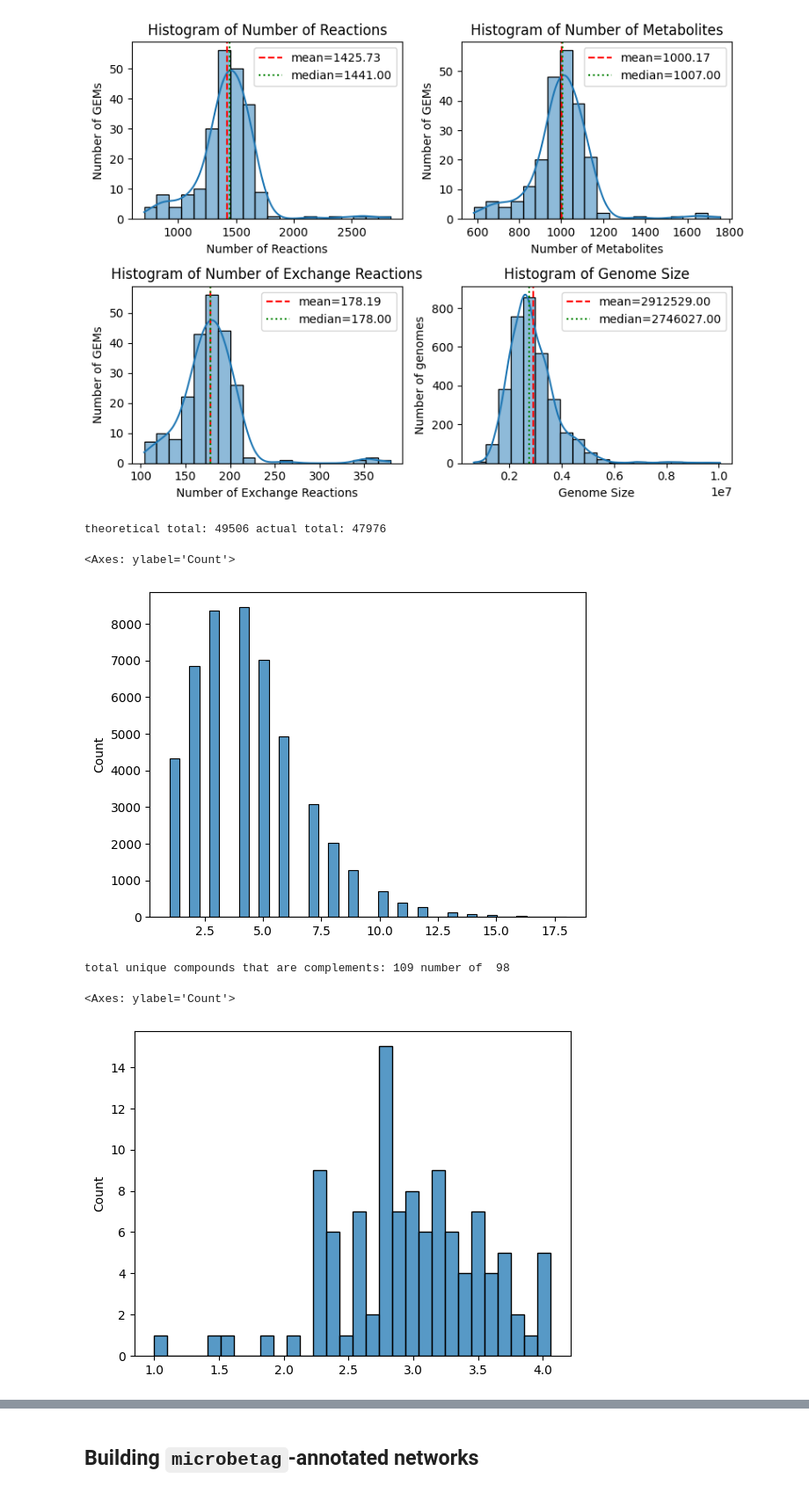
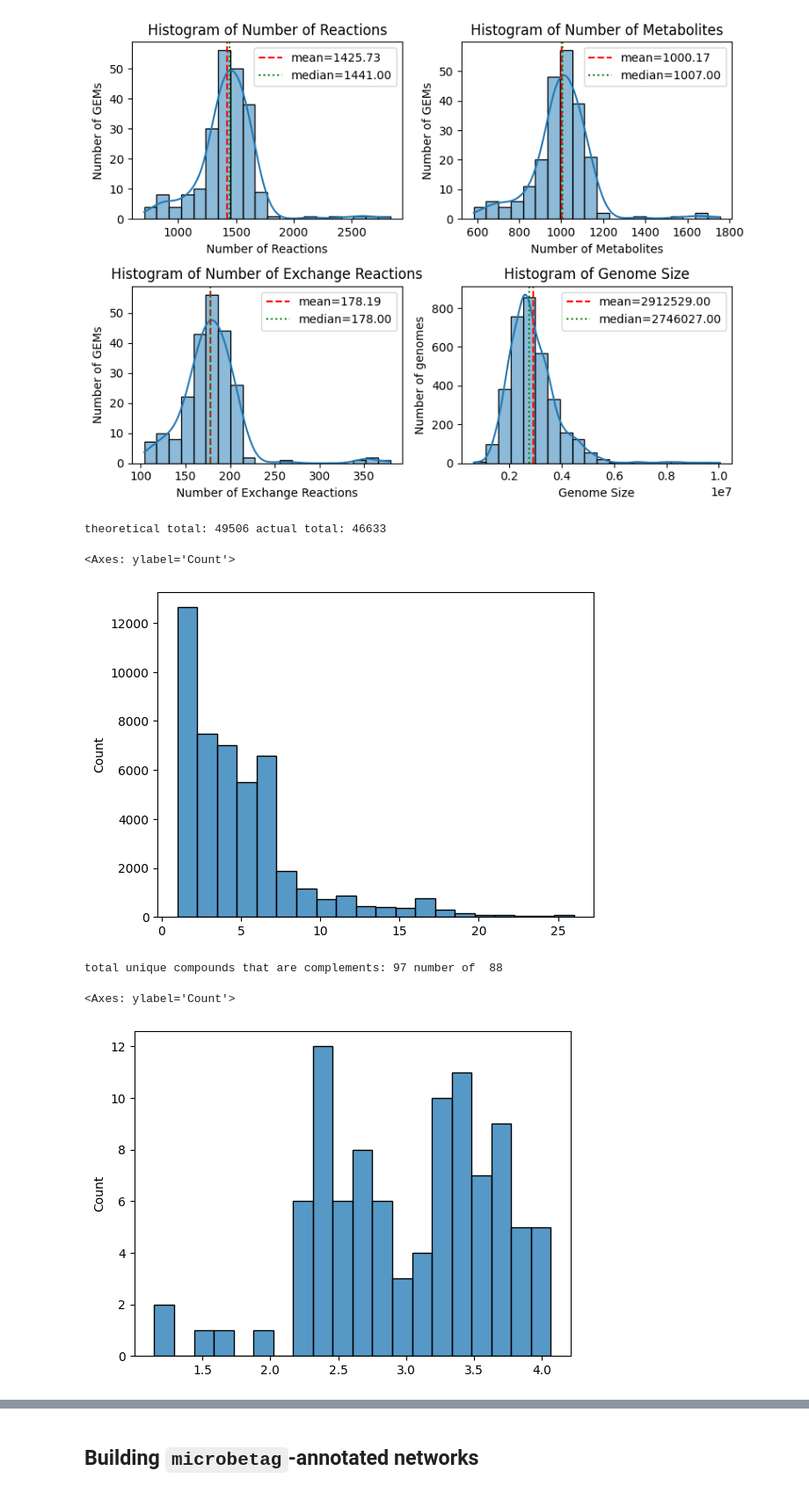
Before and after one commit to hariszaf/AMAC005_chicken_salmonella, a Jupyter notebook: microbetag_analysis/mtg_analysis.ipynb, the cells around one changed output, grey strips where cells are left out. Shown at 88% size. Cells and saved outputs as stored; diff of their text form; code cells hidden in the pictures.

```diff
--- a/microbetag_analysis/mtg_analysis.ipynb
+++ b/microbetag_analysis/mtg_analysis.ipynb
@@ -115,7 +116,7 @@ plt.show()
 # %% [output]
 [figure]
 # %%
-with open("mgg_prec/seeds_complementarity/seed_complements.pckl", "rb") as f:
+with open("mgg_prec/seeds_complementarity/seed_complements.pkl", "rb") as f:
     seeds_df = pickle.load(f)
 # %%
 print(
@@ -123,25 +124,27 @@ print(
     "actual total:", seeds_df.applymap(lambda x: isinstance(x, list) and len(x) > 0).sum().sum()
 )
 # %% [output]
-theoretical total: 49506 actual total: 47976
+theoretical total: 49506 actual total: 46633
 # %%
 counter = 0
 number_of_complements = []
 times_a_compound_is_a_complement = {}
 for i in range(seeds_df.shape[0]):
     for j in range(seeds_df.shape[1]):
-        if len(seeds_df.iat[i, j]) > 0:
-            number_of_complements.append(len(seeds_df.iat[i, j]))
+        if seeds_df.index[i] != seeds_df.columns[j]:
 
-            for compound in seeds_df.iat[i, j]:
-                if compound not in times_a_compound_is_a_complement:
-                    times_a_compound_is_a_complement[compound] = 0
-                times_a_compound_is_a_complement[compound] += 1
+            if len(seeds_df.iat[i, j]) > 0:
+                number_of_complements.append(len(seeds_df.iat[i, j]))
+
+                for compound in seeds_df.iat[i, j]:
+                    if compound not in times_a_compound_is_a_complement:
+                        times_a_compound_is_a_complement[compound] = 0
+                    times_a_compound_is_a_complement[compound] += 1
 # %%
-sns.histplot(number_of_complements, bins=40)
+sns.histplot(number_of_complements, bins=20)
 # %% [output]
 <Axes: ylabel='Count'>
-[figure, old version]
+[figure, new version]
 # %%
 print(
     "total unique compounds that are complements:",
@@ -150,14 +153,14 @@ print(
     len(set(sorted(list(times_a_compound_is_a_complement.values()))))
 )
 # %% [output]
-total unique compounds that are complements: 109 number of  98
+total unique compounds that are complements: 97 number of  88
 # %%
 log10_values = np.log10(list(times_a_compound_is_a_complement.values()))
 # sns.histplot(list(times_a_compound_is_a_complement.values()), bins=100)
-sns.histplot(list(log10_values), bins=30)
+sns.histplot(list(log10_values), bins=20)
 # %% [output]
 <Axes: ylabel='Count'>
-[figure, old version]
+[figure, new version]
 # %%
 # sorted(list(times_a_compound_is_a_complement.values()))[-1]
 # math.log10(10710)
```
Also changed, not shown: parts of 68 cells of this notebook, 2 other files.
